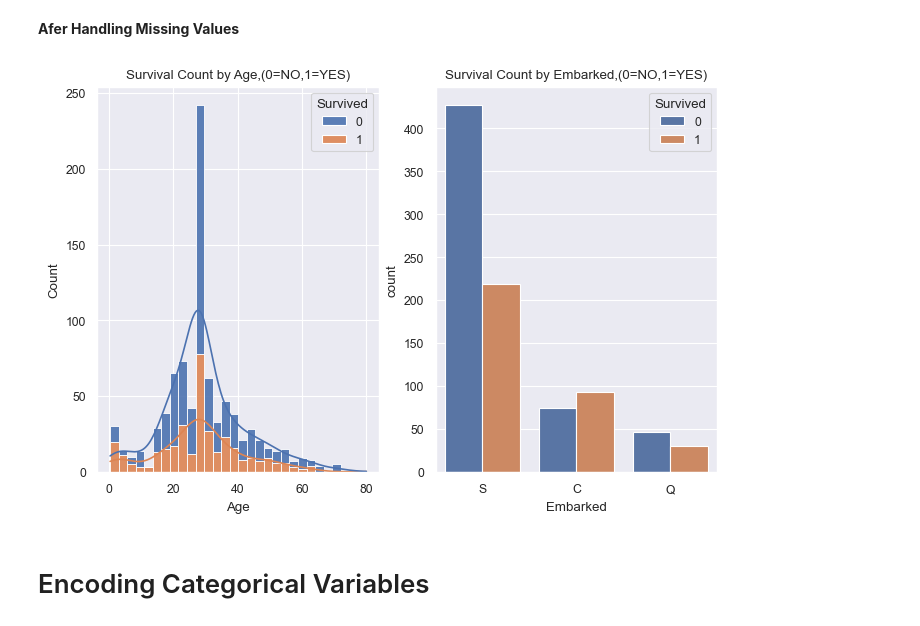
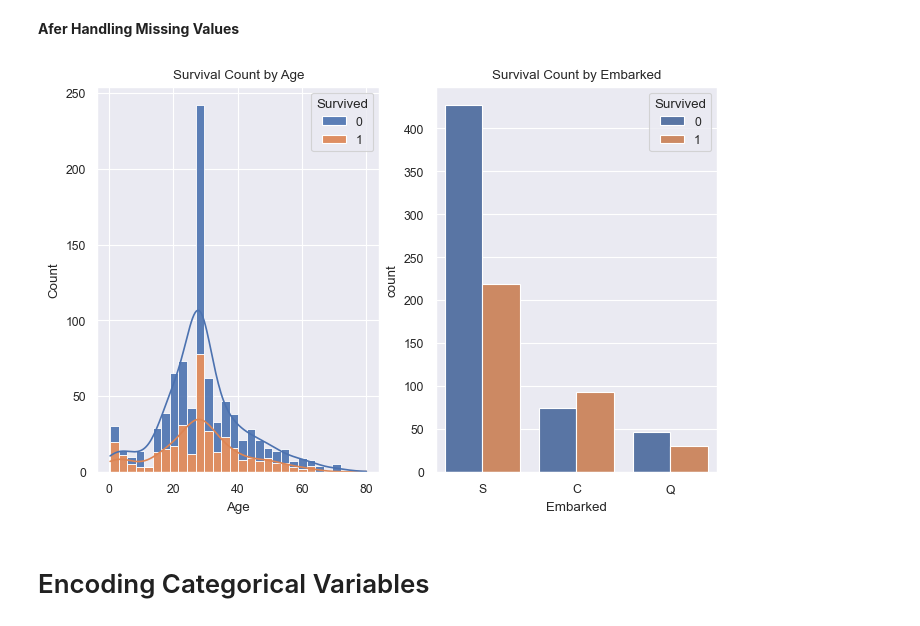
Before and after one commit to Timkizz/Titanic_ML_Falade_Michael, a Jupyter notebook: Titanic.ipynb, the cells around one changed output. Saved outputs shown, nothing was run; the diff lists cells and outputs as text; code cells hidden in the pictures.

```diff
--- a/Titanic.ipynb
+++ b/Titanic.ipynb
@@ -158,12 +158,12 @@ df['Embarked'] = df['Embarked'].fillna(df['Embarked'].mode()[0])
 # %%
 # After handling missing values
 fig, axes = plt.subplots(nrows = 1, ncols = 2, figsize =(8,5))
-sns.histplot(data = df, x = 'Age',hue = 'Survived',multiple = 'stack',alpha = 0.9,kde = True, ax = axes[0]).set(title = "Survival Count by Age,(0=NO,1=YES)")
-sns.countplot(data = df, x = 'Embarked',hue = 'Survived', ax = axes[1]).set(title = "Survival Count by Embarked,(0=NO,1=YES)")
+sns.histplot(data = df, x = 'Age',hue = 'Survived',multiple = 'stack',alpha = 0.9,kde = True, ax = axes[0]).set(title = "Survival Count by Age")
+sns.countplot(data = df, x = 'Embarked',hue = 'Survived', ax = axes[1]).set(title = "Survival Count by Embarked")
 
 plt.show()
 # %% [output]
-[figure, old version]
+[figure, new version]
 # %% [markdown]
 # Encoding Categorical Variables
 # %%
```
Also changed, not shown: parts of 1 cell of this notebook.
